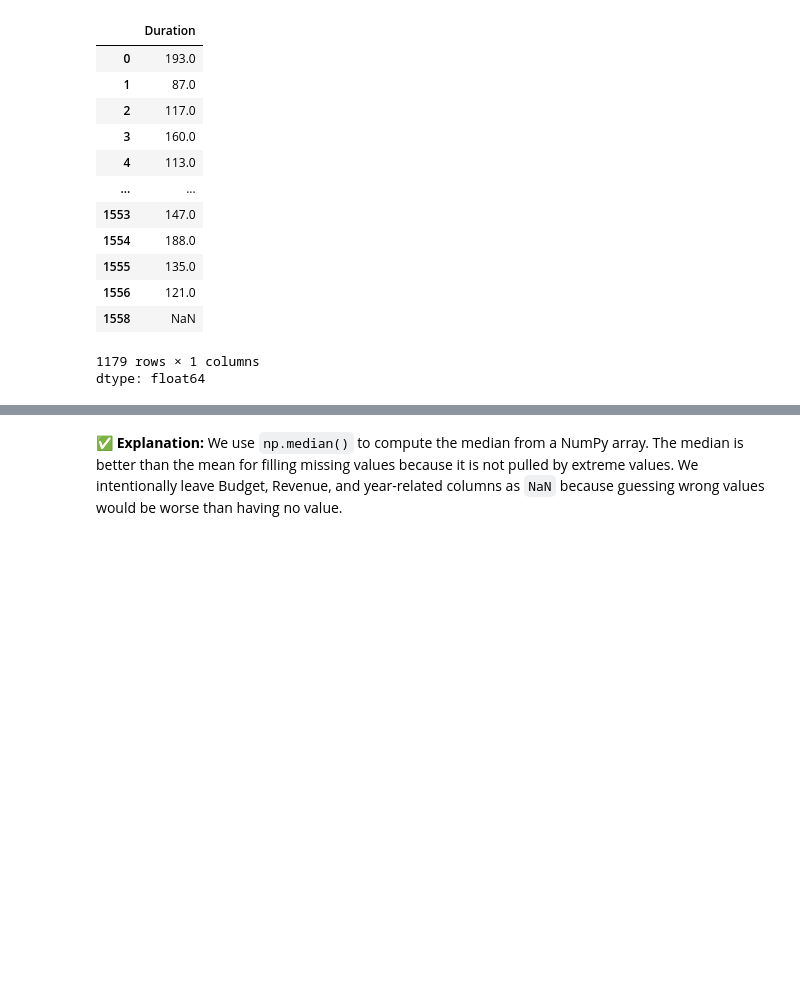
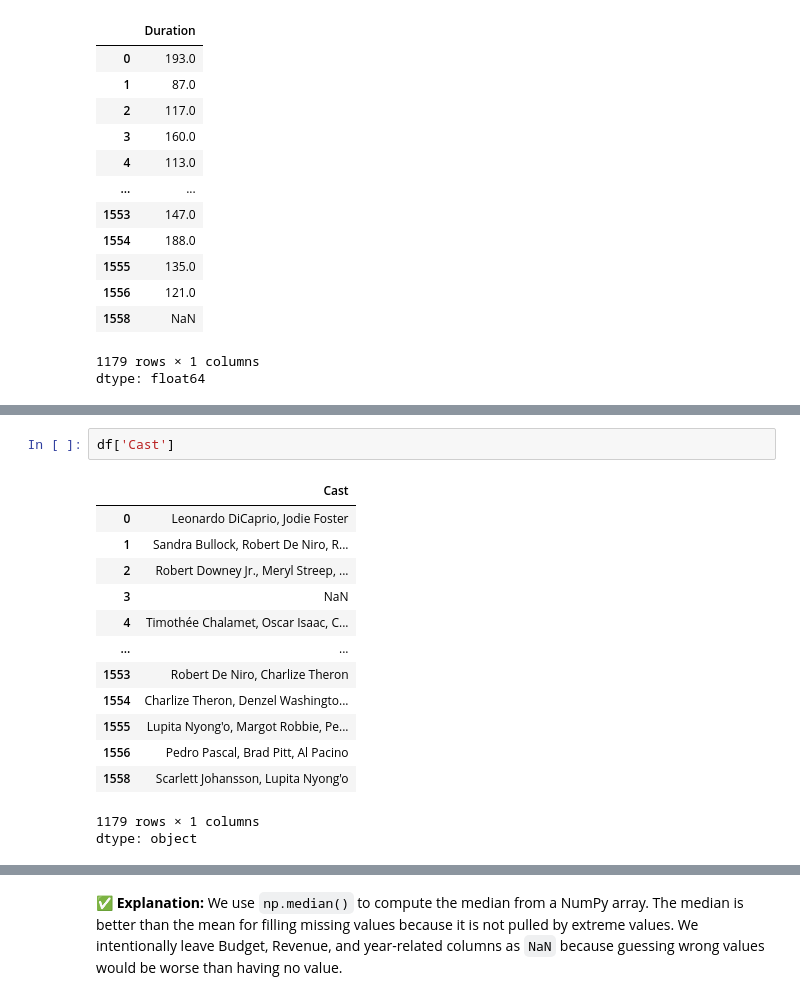
Before and after one commit to laxitdange28-tech/Pandas-notes, a Jupyter notebook: netflix_cleaning.ipynb, the cells around one changed output, grey strips where cells are left out. Drawn from its saved outputs; the diff is of its cells as text; blank space fills up the shorter version.

```diff
--- a/netflix_cleaning.ipynb
+++ b/netflix_cleaning.ipynb
@@ -1374,0 +1397,17 @@ dtype: float64
+# %%
+df['Cast']
+# %% [output]
+|  | Cast |
+| 0 | Leonardo DiCaprio, Jodie Foster |
+| 1 | Sandra Bullock, Robert De Niro, R... |
+| 2 | Robert Downey Jr., Meryl Streep, ... |
+| 3 | NaN |
+| 4 | Timothée Chalamet, Oscar Isaac, C... |
+| ... | ... |
+| 1553 | Robert De Niro, Charlize Theron |
+| 1554 | Charlize Theron, Denzel Washingto... |
+| 1555 | Lupita Nyong'o, Margot Robbie, Pe... |
+| 1556 | Pedro Pascal, Brad Pitt, Al Pacino |
+| 1558 | Scarlett Johansson, Lupita Nyong'o |
+1179 rows × 1 columns
+dtype: object
```
Also changed, not shown: parts of 9 cells of this notebook.
